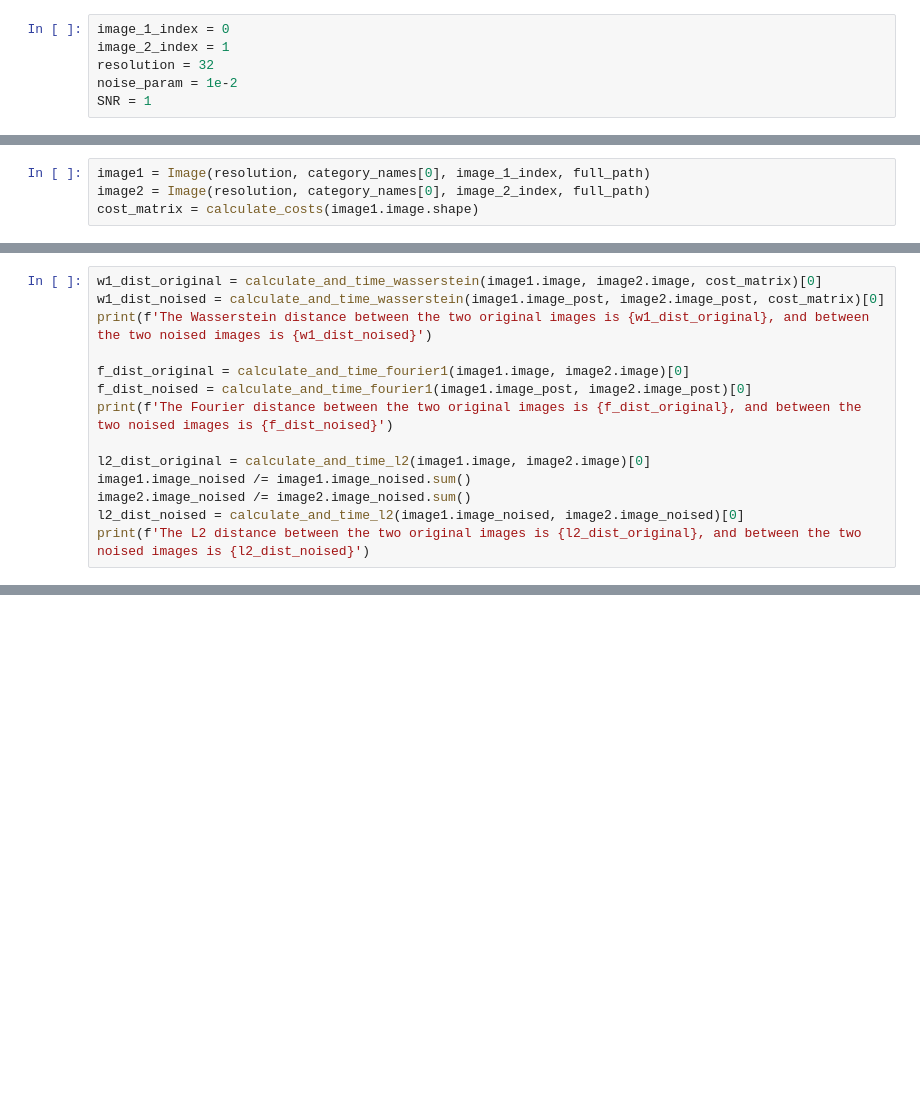
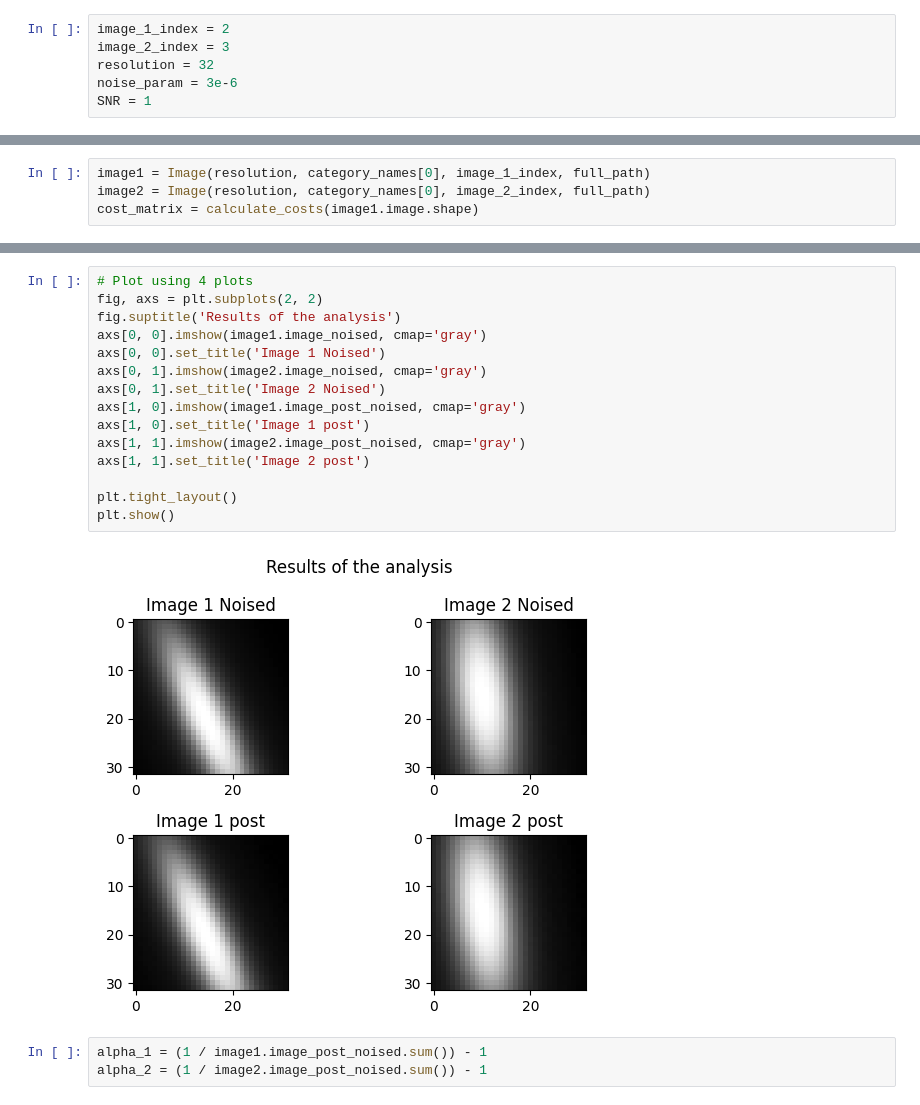
Before and after one commit to warik21/Thesis, a Jupyter notebook: Playground.ipynb, the cells around one changed output, grey strips where cells are left out. Saved outputs shown, nothing was run; the diff lists cells and outputs as text; blank space fills up the shorter version.

Commit message:
Looked into how B_x and alpha_p distribute numerically to get some ideas.

```diff
--- a/Playground.ipynb
+++ b/Playground.ipynb
@@ -43,8 +42,8 @@ WhiteNoise
 # %% [markdown]
 ## Single Image
 # %%
-image_1_index = 0
-image_2_index = 1
+image_1_index = 2
+image_2_index = 3
 resolution = 32
-noise_param = 1e-2
+noise_param = 3e-6
 SNR = 1
@@ -69,14 +62,0 @@ create_subplot(axs[1], image2.image_post, "Image 2")
-# %%
-w1_dist_original = calculate_and_time_wasserstein(image1.image, image2.image, cost_matrix)[0]
-w1_dist_noised = calculate_and_time_wasserstein(image1.image_post, image2.image_post, cost_matrix)[0]
-print(f'The Wasserstein distance between the two original images is {w1_dist_original}, and between the two noised images is {w1_dist_noised}')
-
-f_dist_original = calculate_and_time_fourier1(image1.image, image2.image)[0]
-f_dist_noised = calculate_and_time_fourier1(image1.image_post, image2.image_post)[0]
-print(f'The Fourier distance between the two original images is {f_dist_original}, and between the two noised images is {f_dist_noised}')
-
-l2_dist_original = calculate_and_time_l2(image1.image, image2.image)[0]
-image1.image_noised /= image1.image_noised.sum()
-image2.image_noised /= image2.image_noised.sum()
-l2_dist_noised = calculate_and_time_l2(image1.image_noised, image2.image_noised)[0]
-print(f'The L2 distance between the two original images is {l2_dist_original}, and between the two noised images is {l2_dist_noised}')
@@ -381,0 +75,20 @@ plt.show()
+# %%
+# Plot using 4 plots
+fig, axs = plt.subplots(2, 2)
+fig.suptitle('Results of the analysis')
+axs[0, 0].imshow(image1.image_noised, cmap='gray')
+axs[0, 0].set_title('Image 1 Noised')
+axs[0, 1].imshow(image2.image_noised, cmap='gray')
+axs[0, 1].set_title('Image 2 Noised')
+axs[1, 0].imshow(image1.image_post_noised, cmap='gray')
+axs[1, 0].set_title('Image 1 post')
+axs[1, 1].imshow(image2.image_post_noised, cmap='gray')
+axs[1, 1].set_title('Image 2 post')
+
+plt.tight_layout()
+plt.show()
+# %% [output]
+[figure, added]
+# %%
+alpha_1 = (1 / image1.image_post_noised.sum()) - 1
+alpha_2 = (1 / image2.image_post_noised.sum()) - 1
```
Also changed, not shown: parts of 72 cells of this notebook, 1 other file.
